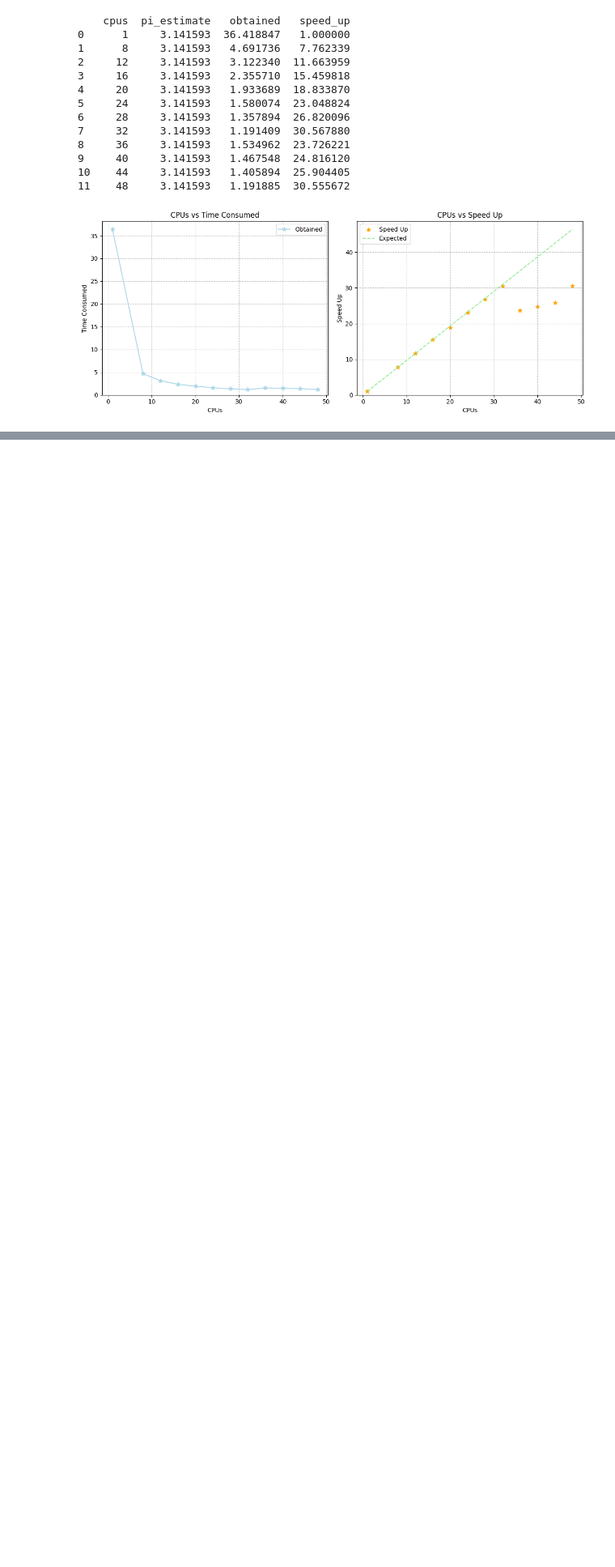
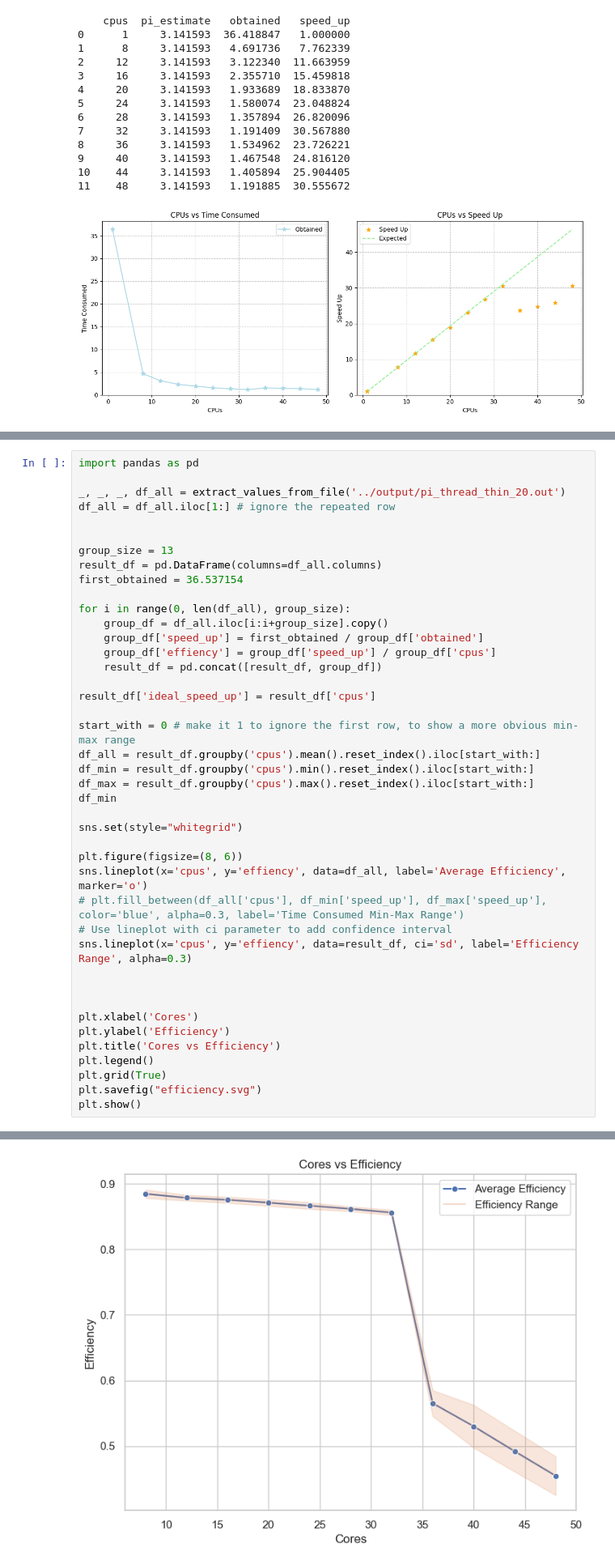
Before and after one commit to dondavan/HPC, a Jupyter notebook: ass2/visualization/pi_vis.ipynb, the cells around one changed output, grey strips where cells are left out. Shown at 81% size. Drawn from its saved outputs; the diff is of its cells as text; blank space fills up the shorter version.

```diff
--- a/ass2/visualization/pi_vis.ipynb
+++ b/ass2/visualization/pi_vis.ipynb
@@ -266,0 +269,43 @@ The `ci` parameter is deprecated. Use `errorbar='sd'` for the same effect.
+# %%
+import pandas as pd
+
+_, _, _, df_all = extract_values_from_file('../output/pi_thread_thin_20.out')
+df_all = df_all.iloc[1:] # ignore the repeated row
+
+
+group_size = 13
+result_df = pd.DataFrame(columns=df_all.columns)
+first_obtained = 36.537154
+
+for i in range(0, len(df_all), group_size):
+    group_df = df_all.iloc[i:i+group_size].copy()
+    group_df['speed_up'] = first_obtained / group_df['obtained']
+    group_df['effiency'] = group_df['speed_up'] / group_df['cpus']
+    result_df = pd.concat([result_df, group_df])
+
+result_df['ideal_speed_up'] = result_df['cpus']
+
+start_with = 0 # make it 1 to ignore the first row, to show a more obvious min-max range
+df_all = result_df.groupby('cpus').mean().reset_index().iloc[start_with:]
+df_min = result_df.groupby('cpus').min().reset_index().iloc[start_with:]
+df_max = result_df.groupby('cpus').max().reset_index().iloc[start_with:]
+df_min
+
+sns.set(style="whitegrid")
+
+plt.figure(figsize=(8, 6))
+sns.lineplot(x='cpus', y='effiency', data=df_all, label='Average Efficiency', marker='o')
+# plt.fill_between(df_all['cpus'], df_min['speed_up'], df_max['speed_up'], color='blue', alpha=0.3, label='Time Consumed Min-Max Range')
+# Use lineplot with ci parameter to add confidence interval
+sns.lineplot(x='cpus', y='effiency', data=result_df, ci='sd', label='Efficiency Range', alpha=0.3)
+
+
+
+plt.xlabel('Cores')
+plt.ylabel('Efficiency')
+plt.title('Cores vs Efficiency')
+plt.legend()
+plt.grid(True)
+plt.savefig("efficiency.svg")
+plt.show()
+# %% [output]
@@ -266,0 +315 @@ The `ci` parameter is deprecated. Use `errorbar='sd'` for the same effect.
+[figure, added]
```
Also changed, not shown: parts of 5 cells of this notebook, 10 other files.
